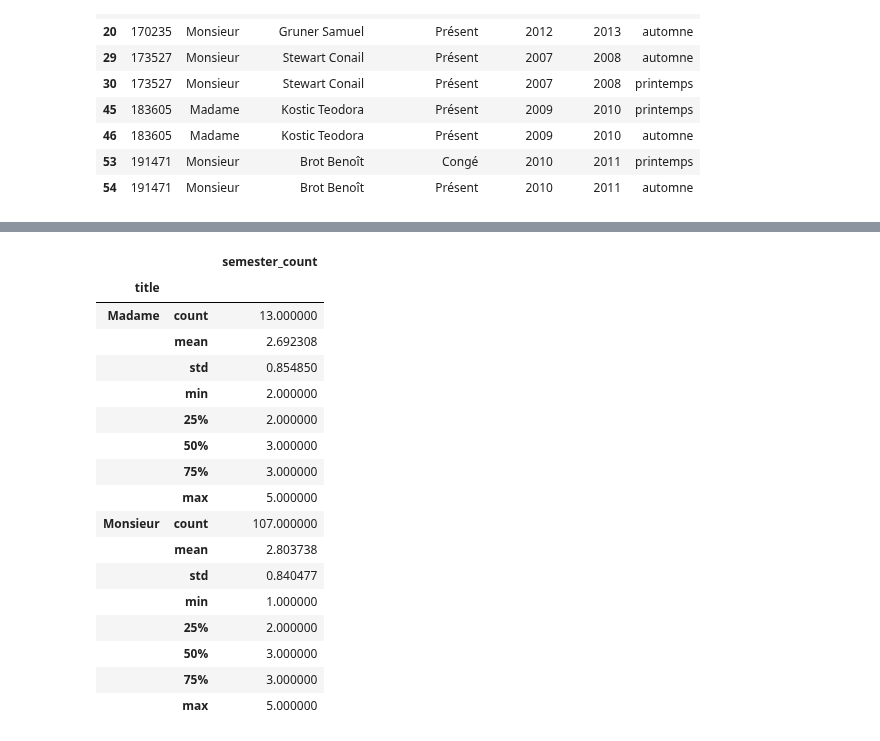
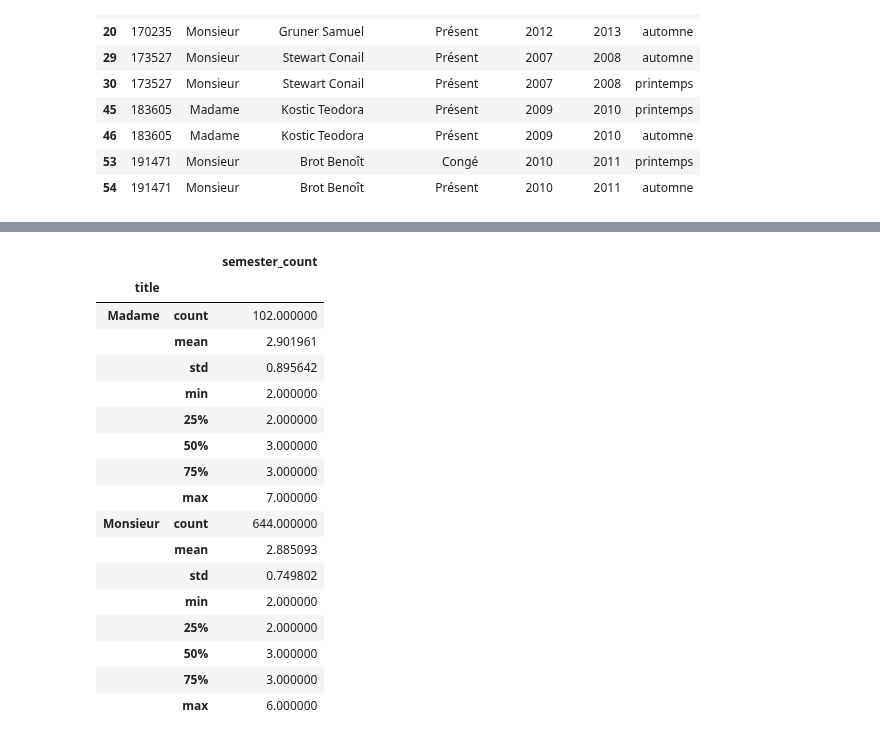
Before and after one commit to romac/ADAHomeworks, a Jupyter notebook: 02 - Data from the Web/Scraper-Simon.ipynb, the cells around one changed output, grey strips where cells are left out. Cells and saved outputs as stored; diff of their text form; code cells hidden in the pictures.

Commit message:
valid master students

```diff
--- a/02 - Data from the Web/Scraper-Simon.ipynb
+++ b/02 - Data from the Web/Scraper-Simon.ipynb
@@ -453,6 +472,6 @@ msc_count[(msc_count['semester_count'] < 3) & (msc_count['minor'] != '')]
 | 237677 | Monsieur | Hofer Nataniel | Présent |  | Mineur en Neurosciences computati... | Master | 1 | 2017 | 2016 | ... |
 | 256612 | Monsieur | Sympetheros Alexandros | Présent |  | Mineur en Management, technologie... | Master | 2 | 2016 | 2015 | ... |
 # %%
-msc_agg = msc_count[['title', 'name', 'minor', 'semester_count']].reset_index().groupby('sciper').agg('first')
+msc_agg = msc_count[['title', 'name', 'minor', 'specialisation', 'semester_count']].reset_index().groupby('sciper').agg('first')
 msc_agg.sample(10)
 # %% [output]
@@ -619,7 +638,7 @@ pdm_data.reset_index()[pdm_data.reset_index()['sciper'].isin(pdm_data.index.get_
 | 53 | 191471 | Monsieur | Brot Benoît |  | Congé | 2010 | 2011 | printemps |
 | 54 | 191471 | Monsieur | Brot Benoît |  | Présent | 2010 | 2011 | automne |
 # %%
-msc_agg = msc_agg.sort_index()
+msc_agg_pdm = msc_agg.sort_index()
 pdm_data = pdm_data.reset_index().drop_duplicates(subset='sciper').set_index(['sciper'])
-msc_agg[['PDM Statut','PDM_start_y','pdm_end_Y','season']] = pdm_data[['Statut','start_year','end_year','season']]
-msc_agg = msc_agg.fillna('').sort_index()
+msc_agg_pdm[['PDM Statut','PDM_start_y','PDM_end_y','season']] = pdm_data[['Statut','start_year','end_year','season']]
+msc_agg_pdm = msc_agg_pdm.fillna('').sort_index()
@@ -626,21 +683,27 @@ msc_agg = msc_agg.fillna('').sort_index()
+# %%
+not_enough_semesters = (msc_agg['semester_count'] < 3) & ((msc_agg['specialisation'] != '') | (msc_agg['minor'] != ''))
+less_than_two        = msc_agg['semester_count'] < 2
+
+msc_agg_valid = msc_agg[~(not_enough_semesters | less_than_two)]
+msc_agg_valid = msc_agg_valid.reset_index().groupby('sciper').agg('first')
 # %%
-msc_agg[(msc_agg['pdm_end_Y'] != '')].groupby('title').describe()
+msc_agg_valid.groupby('title').describe()
 # %% [output]
 |  |  | semester_count |
 | title |  |  |
-| Madame | count | 13.000000 |
-|  | mean | 2.692308 |
-|  | std | 0.854850 |
+| Madame | count | 102.000000 |
+|  | mean | 2.901961 |
+|  | std | 0.895642 |
 |  | min | 2.000000 |
 |  | 25% | 2.000000 |
 |  | 50% | 3.000000 |
 |  | 75% | 3.000000 |
-|  | max | 5.000000 |
-| Monsieur | count | 107.000000 |
-|  | mean | 2.803738 |
-|  | std | 0.840477 |
-|  | min | 1.000000 |
+|  | max | 7.000000 |
+| Monsieur | count | 644.000000 |
+|  | mean | 2.885093 |
+|  | std | 0.749802 |
+|  | min | 2.000000 |
 |  | 25% | 2.000000 |
 |  | 50% | 3.000000 |
 |  | 75% | 3.000000 |
-|  | max | 5.000000 |
+|  | max | 6.000000 |
```
Also changed, not shown: parts of 6 cells of this notebook.
